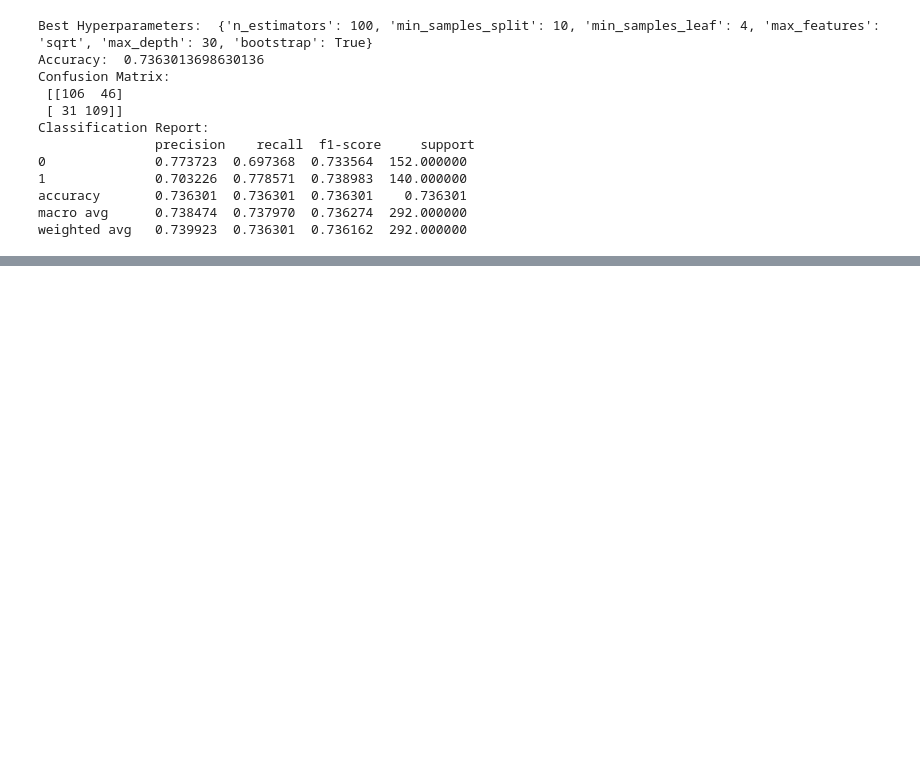
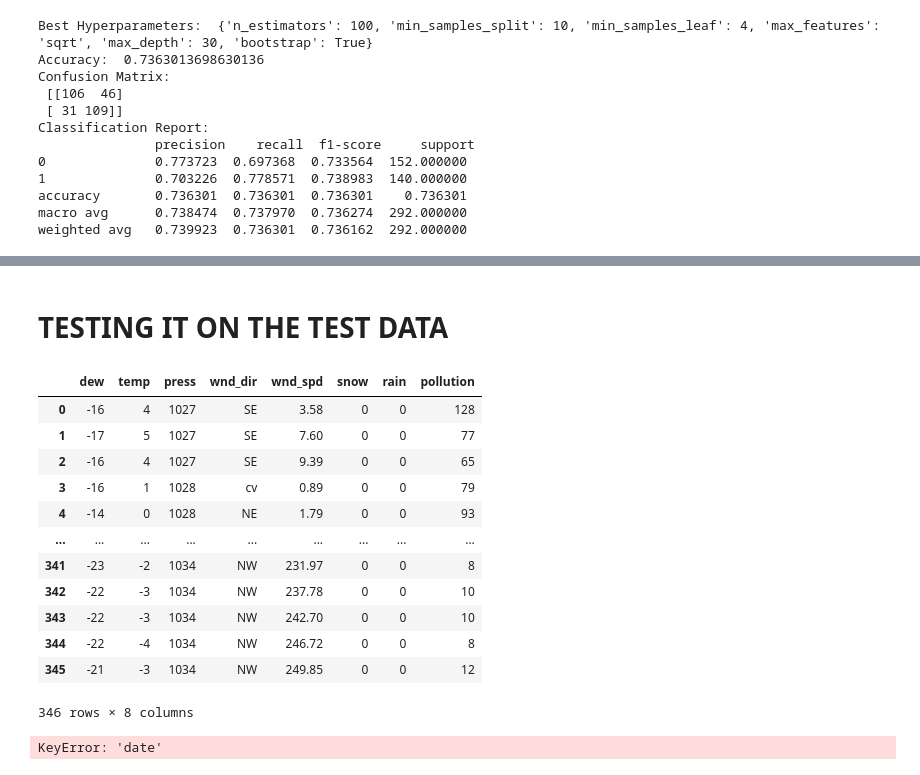
Before and after one commit to davidedalce/Air-Quality-Forecast, a Jupyter notebook: notebooks/EDA.ipynb, the cells around one changed output, grey strips where cells are left out. Cells and saved outputs as stored; diff of their text form; code cells hidden in the pictures; blank space fills up the shorter version.

```diff
--- a/notebooks/EDA.ipynb
+++ b/notebooks/EDA.ipynb
@@ -1156,3 +1228,83 @@ weighted avg   0.739923  0.736301  0.736162  292.000000
+# %% [markdown]
+# TESTING IT ON THE TEST DATA
+# %%
+df_pollution_test
+# %% [output]
+|  | dew | temp | press | wnd_dir | wnd_spd | snow | rain | pollution |
+| 0 | -16 | 4 | 1027 | SE | 3.58 | 0 | 0 | 128 |
+| 1 | -17 | 5 | 1027 | SE | 7.60 | 0 | 0 | 77 |
+| 2 | -16 | 4 | 1027 | SE | 9.39 | 0 | 0 | 65 |
+| 3 | -16 | 1 | 1028 | cv | 0.89 | 0 | 0 | 79 |
+| 4 | -14 | 0 | 1028 | NE | 1.79 | 0 | 0 | 93 |
+| ... | ... | ... | ... | ... | ... | ... | ... | ... |
+| 341 | -23 | -2 | 1034 | NW | 231.97 | 0 | 0 | 8 |
+| 342 | -22 | -3 | 1034 | NW | 237.78 | 0 | 0 | 10 |
+| 343 | -22 | -3 | 1034 | NW | 242.70 | 0 | 0 | 10 |
+| 344 | -22 | -4 | 1034 | NW | 246.72 | 0 | 0 | 8 |
+| 345 | -21 | -3 | 1034 | NW | 249.85 | 0 | 0 | 12 |
+346 rows × 8 columns
+# %%
+df_test=df_pollution_test
+df_test['date'] = pd.to_datetime(df_test['date'])
+
+# Feature Engineering: Same as done for training data
+df_test['DOW'] = df_test['date'].dt.weekday
+df_test['is_weekend'] = df_test['DOW'].isin([5, 6]).astype(int)
+
+df_test['high_temp'] = (df_test['temp'] > 30).astype(int)
+df_test['low_temp'] = (df_test['temp'] < 0).astype(int)
+
+df_test['pollution_lag_1'] = df_test['pollution'].shift(1)
+df_test['pollution_lag_24'] = df_test['pollution'].shift(24)
+
+df_test['pollution_rolling_mean_24'] = df_test['pollution'].rolling(window=24).mean()
+
+df_test['wnd_dir_degrees'] = df_test['wnd_dir'].map(wind_direction_mapping)
+df_test['wnd_dir_radians'] = np.radians(df_test['wnd_dir_degrees'])
+df_test['wind_x'] = df_test['wnd_spd'] * np.sin(df_test['wnd_dir_radians'])
+df_test['wind_y'] = df_test['wnd_spd'] * np.cos(df_test['wnd_dir_radians'])
+
+df_test['Season'] = df_test['date'].dt.month % 12 // 3 + 1
+df_test['DOW_sin'] = np.sin(2 * np.pi * df_test['DOW'] / 7)
+df_test['DOW_cos'] = np.cos(2 * np.pi * df_test['DOW'] / 7)
+
+# Drop columns that were used for feature engineering
+df_test = df_test.drop(columns=['date', 'wnd_dir', 'wnd_dir_degrees'])
+
+# Handle missing values
+df_test.fillna(method='ffill', inplace=True)
+
+# Assuming you know your test data does not have 'pollution_class', we need to categorize it
+# Define the function for categorizing the pollution levels
+def categorize_pollution(value):
+    if value <= low_threshold:
+        return 0  # Low
+    elif value <= high_threshold:
+        return 1  # Medium
+    else:
+        return 2  # High
+
+# Apply categorization to the test data (if true labels are not available)
+y_test_class = np.array([categorize_pollution(y) for y in df_test['pollution']])
+
+# Step 2: Apply the same transformations on features (standardize as done in training)
+X_test = df_test.drop(columns=['pollution', 'pollution_class'])  # Drop target variable from test data
+X_test_scaled = scaler.transform(X_test)  # Assuming scaler is already fit on training data
+
+# Step 3: Predict the classes using the trained model
+y_pred_class = rf_clf.predict(X_test_scaled)
+
+# Step 4: Evaluate the performance
+accuracy = accuracy_score(y_test_class, y_pred_class)
+conf_matrix = confusion_matrix(y_test_class, y_pred_class)
+class_report = classification_report(y_test_class, y_pred_class, output_dict=True)
+
+# Print results
+print("Accuracy: ", accuracy)
+print("Confusion Matrix:\n", conf_matrix)
+print("Classification Report:\n", pd.DataFrame(class_report).transpose())
+# %% [output]
+KeyError: 'date'
 # %%
 df_pollution_daily.to_csv('df_pollution_daily.csv', index=False)
 from google.colab import files
```
Also changed, not shown: parts of 6 cells of this notebook.
